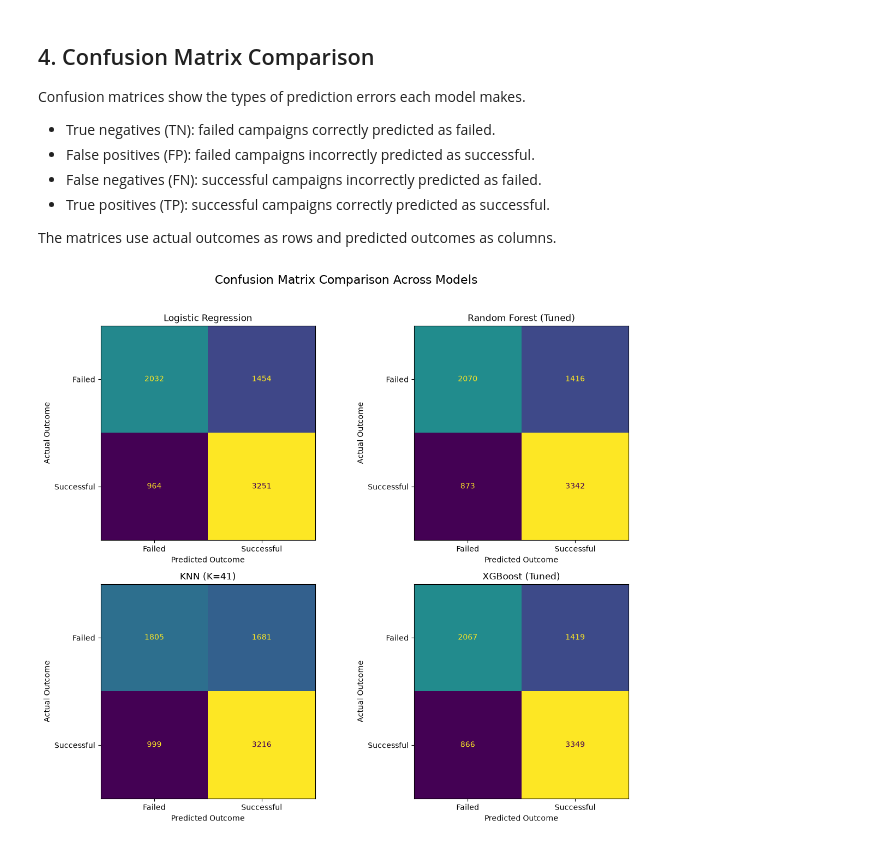
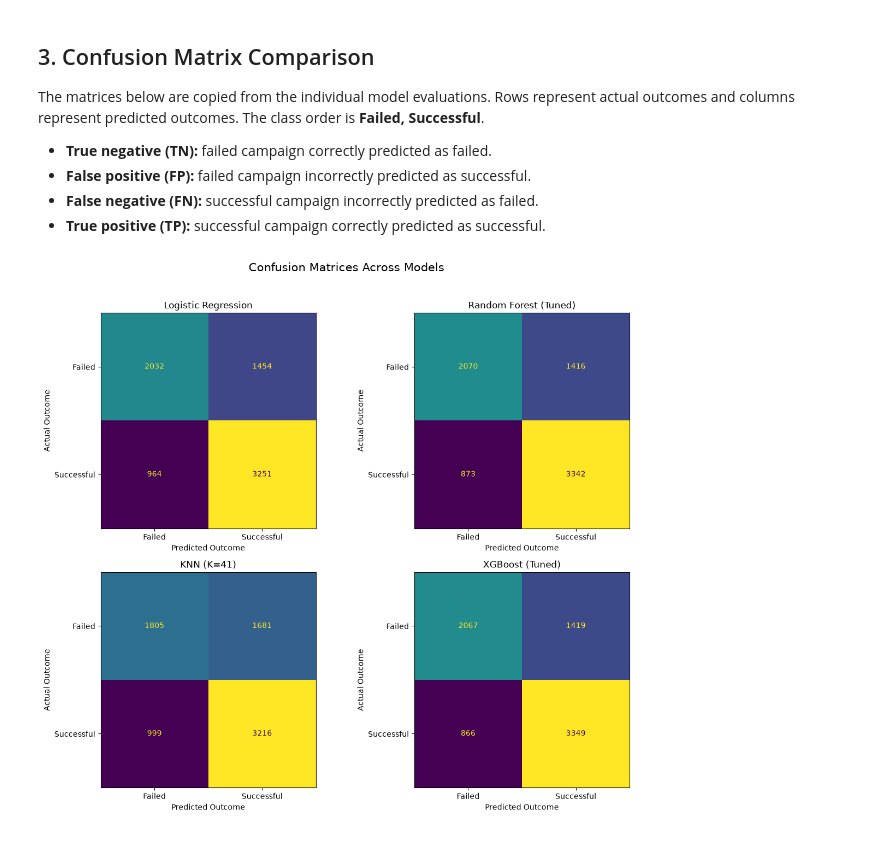
Before and after one commit to Break-Through-Tech/Global-Financial-Firm-1A-kickstarter-crowdfunding-recommendation-engine, a Jupyter notebook: notebooks/milestone3_task6_model_comparison.ipynb, the cells around one changed output. Saved outputs shown, nothing was run; the diff lists cells and outputs as text; code cells hidden in the pictures.

```diff
--- a/notebooks/milestone3_task6_model_comparison.ipynb
+++ b/notebooks/milestone3_task6_model_comparison.ipynb
@@ -110,4 +15,11 @@ KNN Confusion Matrix:
 # %%
+import pandas as pd
+import numpy as np
+import matplotlib.pyplot as plt
+from sklearn.metrics import ConfusionMatrixDisplay
+
+# Recorded evaluation results from Tasks 2–5.
+# No model fitting or prediction occurs in Task 6.
 results = pd.DataFrame([
     {
         "Model": "Logistic Regression",
@@ -127,7 +39,11 @@ results = pd.DataFrame([
     },
     {
         "Model": "KNN (K=41)",
-        **knn_metrics
+        "Accuracy": 0.6520,
+        "Precision": 0.6567,
+        "Recall": 0.7630,
+        "F1 Score": 0.7059,
+        "ROC-AUC": 0.7049
     },
     {
         "Model": "XGBoost (Tuned)",
@@ -139,12 +55,7 @@ results = pd.DataFrame([
     }
 ])
 
-results = results.set_index("Model")
-
-# Display metrics as percentages, rounded to two decimal places
-results_percentage = (results * 100).round(2)
-
-results_percentage = results_percentage.astype(str) + "%"
+results_percentage = results.set_index("Model").mul(100).round(2)
 results_percentage
 # %% [output]
 |  | Accuracy | Precision | Recall | F1 Score | ROC-AUC |
@@ -200,59 +94,34 @@ for metric in metrics_to_plot:
 # %% [markdown]
-## 4. Confusion Matrix Comparison
+## 3. Confusion Matrix Comparison
 
-Confusion matrices show the types of prediction errors each model makes.
+The matrices below are copied from the individual model evaluations. Rows represent actual outcomes and columns represent predicted outcomes. The class order is **Failed, Successful**.
 
-- True negatives (TN): failed campaigns correctly predicted as failed.
-- False positives (FP): failed campaigns incorrectly predicted as successful.
-- False negatives (FN): successful campaigns incorrectly predicted as failed.
-- True positives (TP): successful campaigns correctly predicted as successful.
-
-The matrices use actual outcomes as rows and predicted outcomes as columns.
+- **True negative (TN):** failed campaign correctly predicted as failed.
+- **False positive (FP):** failed campaign incorrectly predicted as successful.
+- **False negative (FN):** successful campaign incorrectly predicted as failed.
+- **True positive (TP):** successful campaign correctly predicted as successful.
 # %%
 confusion_matrices = {
-    "Logistic Regression": np.array([
-        [2032, 1454],
-        [964, 3251]
-    ]),
-    "Random Forest (Tuned)": np.array([
-        [2070, 1416],
-        [873, 3342]
-    ]),
-    "KNN (K=41)": confusion_matrix(y_test, knn_predictions),
-    "XGBoost (Tuned)": np.array([
-        [2067, 1419],
-        [866, 3349]
-    ])
+    "Logistic Regression": np.array([[2032, 1454], [964, 3251]]),
+    "Random Forest (Tuned)": np.array([[2070, 1416], [873, 3342]]),
+    "KNN (K=41)": np.array([[1805, 1681], [999, 3216]]),
+    "XGBoost (Tuned)": np.array([[2067, 1419], [866, 3349]])
 }
 
 fig, axes = plt.subplots(2, 2, figsize=(12, 10))
 
-for ax, (model_name, matrix) in zip(
-    axes.flatten(),
-    confusion_matrices.items()
-):
+for ax, (model_name, matrix) in zip(axes.flatten(), confusion_matrices.items()):
     display = ConfusionMatrixDisplay(
         confusion_matrix=matrix,
         display_labels=["Failed", "Successful"]
     )
-
-    display.plot(
-        ax=ax,
-        values_format="d",
-        colorbar=False
-    )
-
+    display.plot(ax=ax, values_format="d", colorbar=False)
     ax.set_title(model_name)
     ax.set_xlabel("Predicted Outcome")
     ax.set_ylabel("Actual Outcome")
 
-fig.suptitle(
-    "Confusion Matrix Comparison Across Models",
-    fontsize=16,
-    y=1.02
-)
-
+fig.suptitle("Confusion Matrices Across Models", fontsize=15, y=1.02)
 plt.tight_layout()
 plt.show()
 # %% [output]
-[figure, old version]
+[figure, new version]
```
Also changed, not shown: parts of 12 cells of this notebook.
